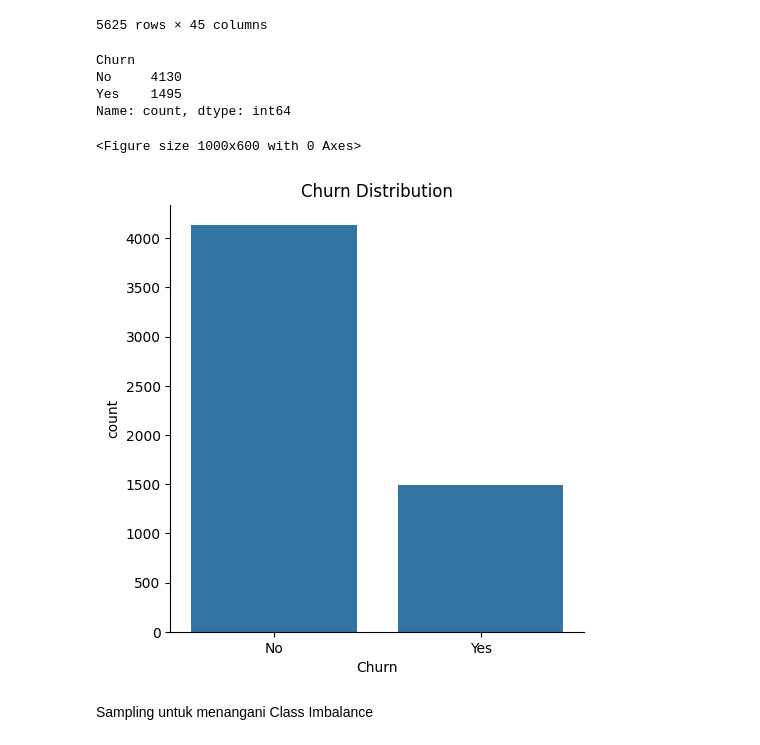
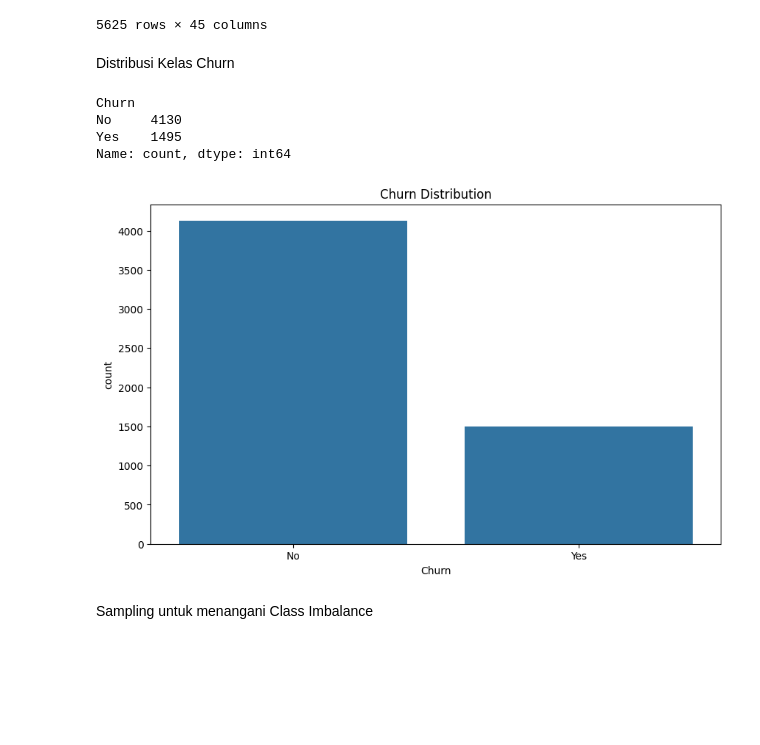
Before and after one commit to nailathaya/Pembelajaran-Mesin-Telco-Customer-Churn, a Jupyter notebook: tubes_pemsin.ipynb, the cells around one changed output. Cells and saved outputs as stored; diff of their text form; code cells hidden in the pictures; blank space fills up the shorter version.

```diff
--- a/tubes_pemsin.ipynb
+++ b/tubes_pemsin.ipynb
@@ -179,26 +196,27 @@ encoded_df
 | 5623 | 1.0 | 0.0 | 0.0 | 1.0 | 0.0 | ... |
 | 5624 | 0.0 | 1.0 | 1.0 | 0.0 | 1.0 | ... |
 5625 rows × 45 columns
+# %% [markdown]
+Distribusi Kelas Churn
 # %%
-# Concat dengan kolom Churn
+# Melihat distribusi class churn
 final_df = pd.concat([
     y_train,
     encoded_df.reset_index(drop=True)
 ], axis=1)
 
 final_df['Churn'] = final_df['Churn'].map({0:'No', 1:'Yes'})
 print(final_df['Churn'].value_counts())
 plt.figure(figsize=(10, 6))
-sns.catplot(x='Churn', data=final_df, kind='count')
+sns.countplot(x='Churn', data=final_df)
 plt.title('Churn Distribution')
 plt.show()
 # %% [output]
 Churn
 No     4130
 Yes    1495
 Name: count, dtype: int64
-<Figure size 1000x600 with 0 Axes>
-[figure, old version]
+[figure, new version]
 # %% [markdown]
 Sampling untuk menangani Class Imbalance
 # %%
```
Also changed, not shown: parts of 27 cells of this notebook, 3 other files.
